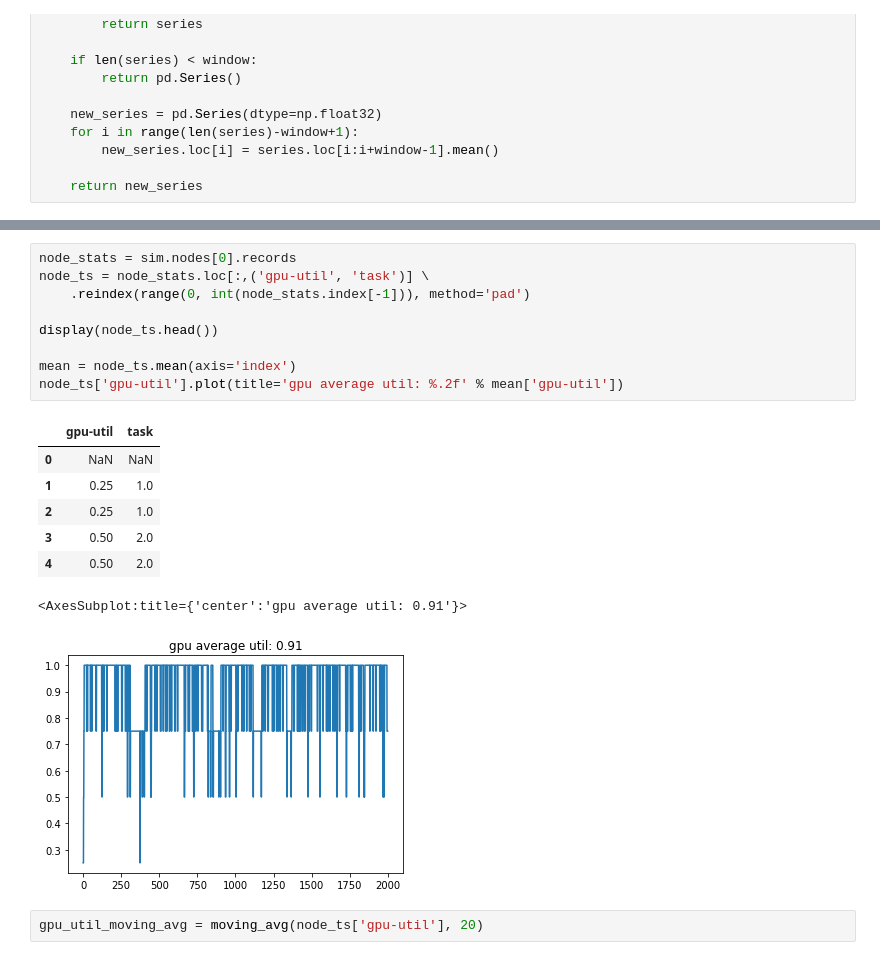
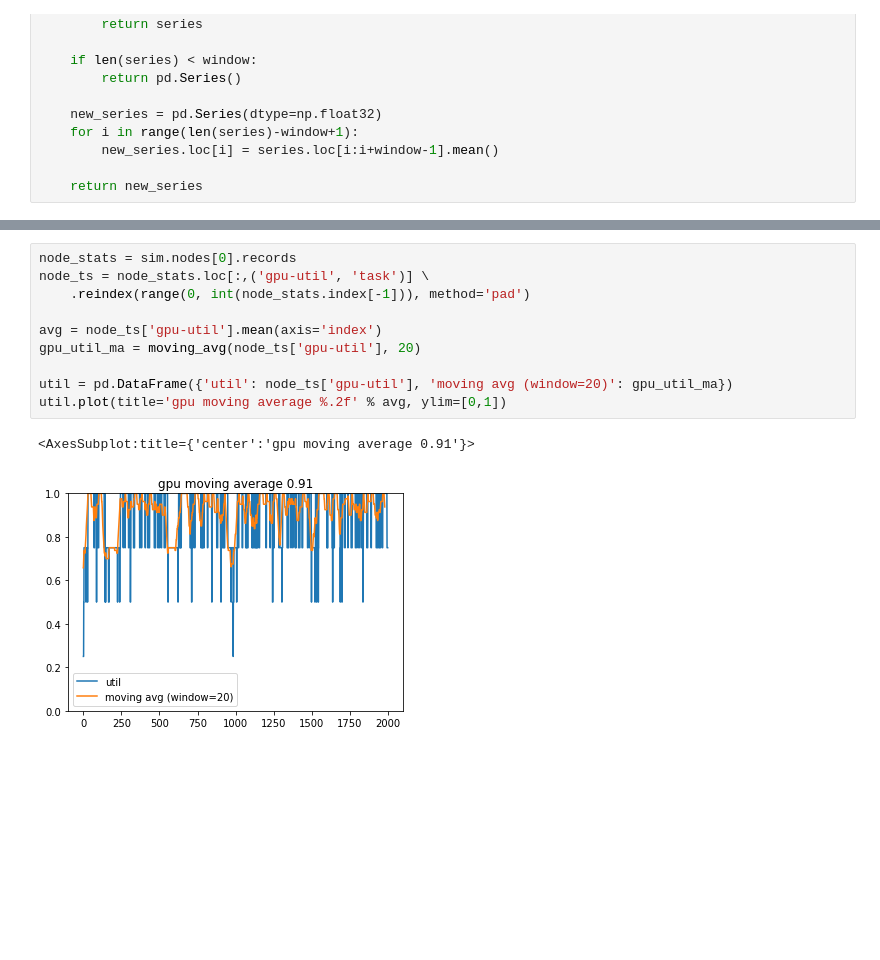
Before and after one commit to hxy9243/scheduler-simulator, a Jupyter notebook: jupyterbook/closed_sim.ipynb, the cells around one changed output, grey strips where cells are left out. Saved outputs shown, nothing was run; the diff lists cells and outputs as text; blank space fills up the shorter version.

```diff
--- a/jupyterbook/closed_sim.ipynb
+++ b/jupyterbook/closed_sim.ipynb
@@ -125,20 +93,13 @@ Start generating work
 # %%
 node_stats = sim.nodes[0].records
 node_ts = node_stats.loc[:,('gpu-util', 'task')] \
     .reindex(range(0, int(node_stats.index[-1])), method='pad')
 
-display(node_ts.head())
+avg = node_ts['gpu-util'].mean(axis='index')
+gpu_util_ma = moving_avg(node_ts['gpu-util'], 20)
 
-mean = node_ts.mean(axis='index')
-node_ts['gpu-util'].plot(title='gpu average util: %.2f' % mean['gpu-util'])
+util = pd.DataFrame({'util': node_ts['gpu-util'], 'moving avg (window=20)': gpu_util_ma})
+util.plot(title='gpu moving average %.2f' % avg, ylim=[0,1])
 # %% [output]
-|  | gpu-util | task |
-| 0 | NaN | NaN |
-| 1 | 0.25 | 1.0 |
-| 2 | 0.25 | 1.0 |
-| 3 | 0.50 | 2.0 |
-| 4 | 0.50 | 2.0 |
-<AxesSubplot:title={'center':'gpu average util: 0.91'}>
+<AxesSubplot:title={'center':'gpu moving average 0.91'}>
-[figure, old version]
+[figure, new version]
-# %%
-gpu_util_moving_avg = moving_avg(node_ts['gpu-util'], 20)
```
Also changed, not shown: parts of 9 cells of this notebook, 1 other file.
